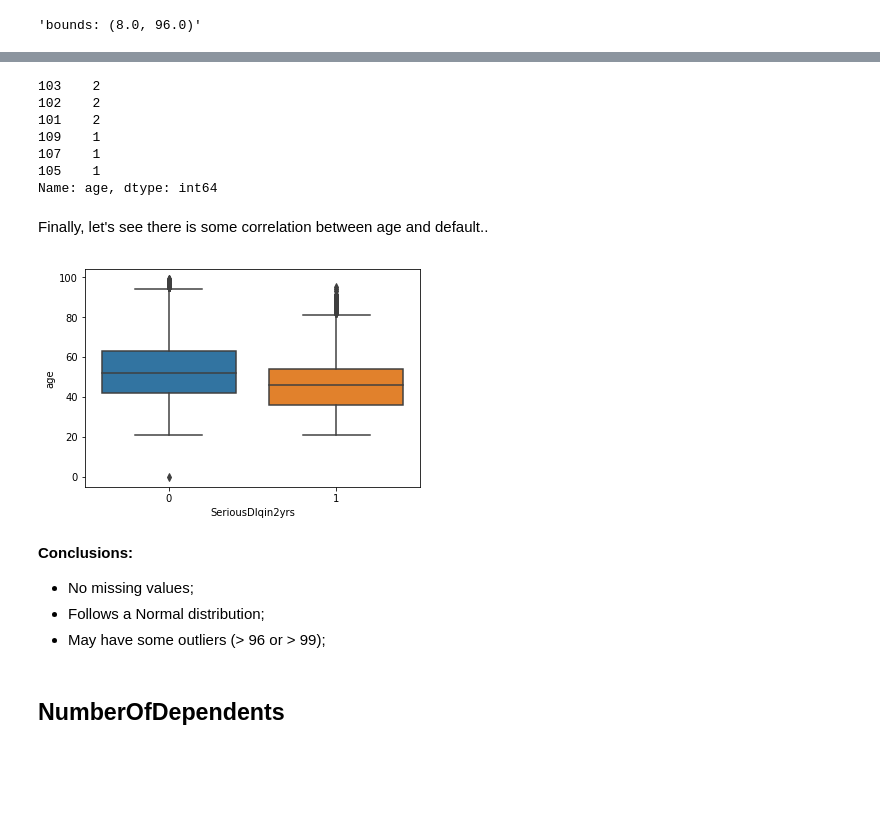
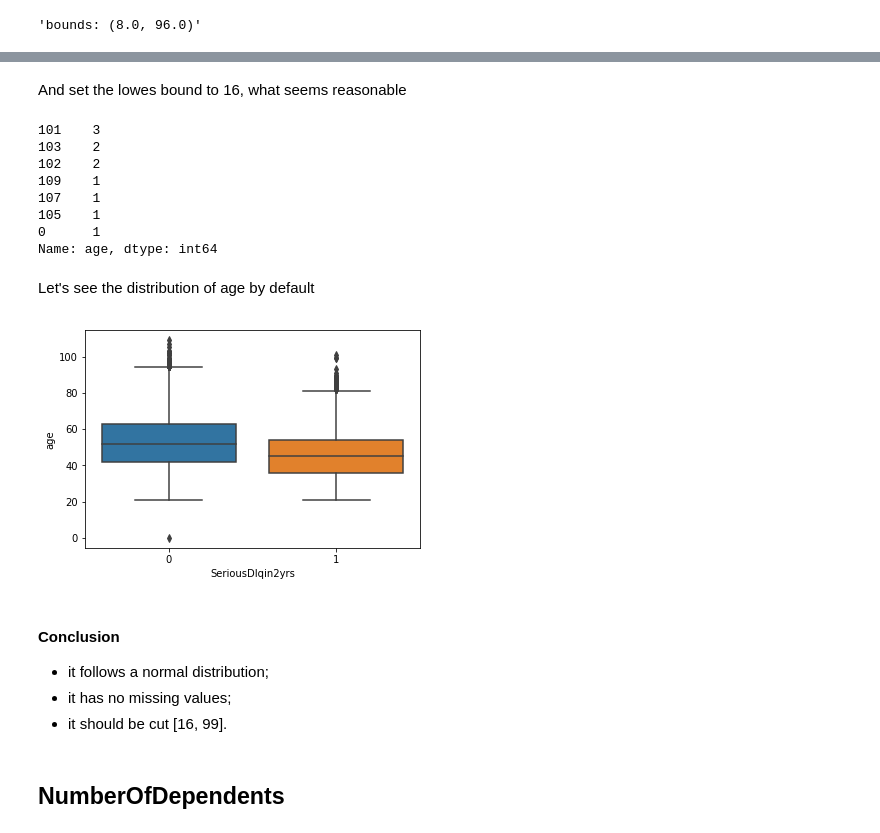
Before and after one commit to faguzz/public-notebooks, a Jupyter notebook: givemesomecredit/exploratory-data-analysis.ipynb, the cells around one changed output, grey strips where cells are left out. Cells and saved outputs as stored; diff of their text form; code cells hidden in the pictures; blank space fills up the shorter version.

```diff
--- a/givemesomecredit/exploratory-data-analysis.ipynb
+++ b/givemesomecredit/exploratory-data-analysis.ipynb
@@ -189,0 +209,2 @@ conservative_upper_bound
+# %% [markdown]
+And set the lowes bound to 16, what seems reasonable
@@ -190,25 +213,27 @@ conservative_upper_bound
 # %%
-train_df.loc[model_df['age'] > conservative_upper_bound, 'age'].value_counts()
+model_df.loc[(model_df['age'] < lower_bound) | (model_df['age'] > upper_bound), 'age'].value_counts()
 # %% [output]
+101    3
 103    2
 102    2
-101    2
 109    1
 107    1
 105    1
+0      1
 Name: age, dtype: int64
-# %% [markdown]
-Finally, let's see there is some correlation between age and default..
+# %% [markdown]
+Let's see the distribution of age by default
 # %%
-sns.boxplot('SeriousDlqin2yrs', 'age', data=model_df[model_df['age'] <= conservative_upper_bound])
+sns.boxplot('SeriousDlqin2yrs', 'age', data=model_df)
 plt.show()
 # %% [output]
-[figure, old version]
+[figure, new version]
-# %% [markdown]
-**Conclusions:**
--  No missing values;
--  Follows a Normal distribution;
--  May have some outliers (> 96 or > 99);
+# %% [markdown]
+#### Conclusion
+
+- it follows a normal distribution;
+- it has no missing values;
+- it should be cut [16, 99].
 # %% [markdown]
 ## NumberOfDependents
 # %%
```
Also changed, not shown: parts of 111 cells of this notebook.
